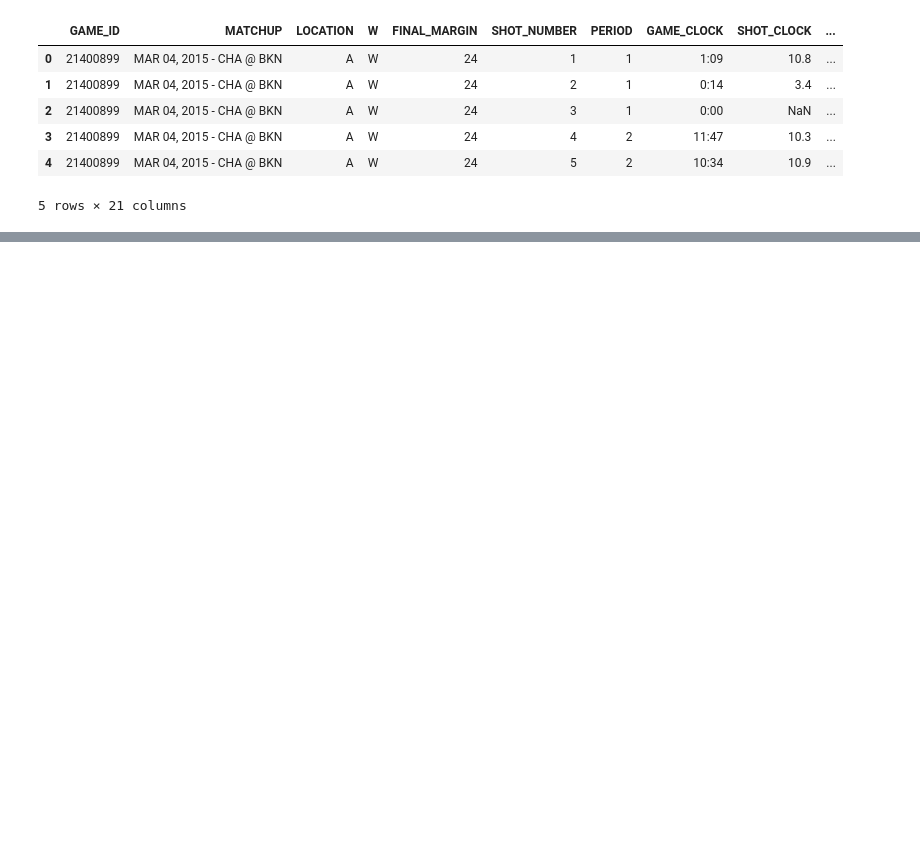
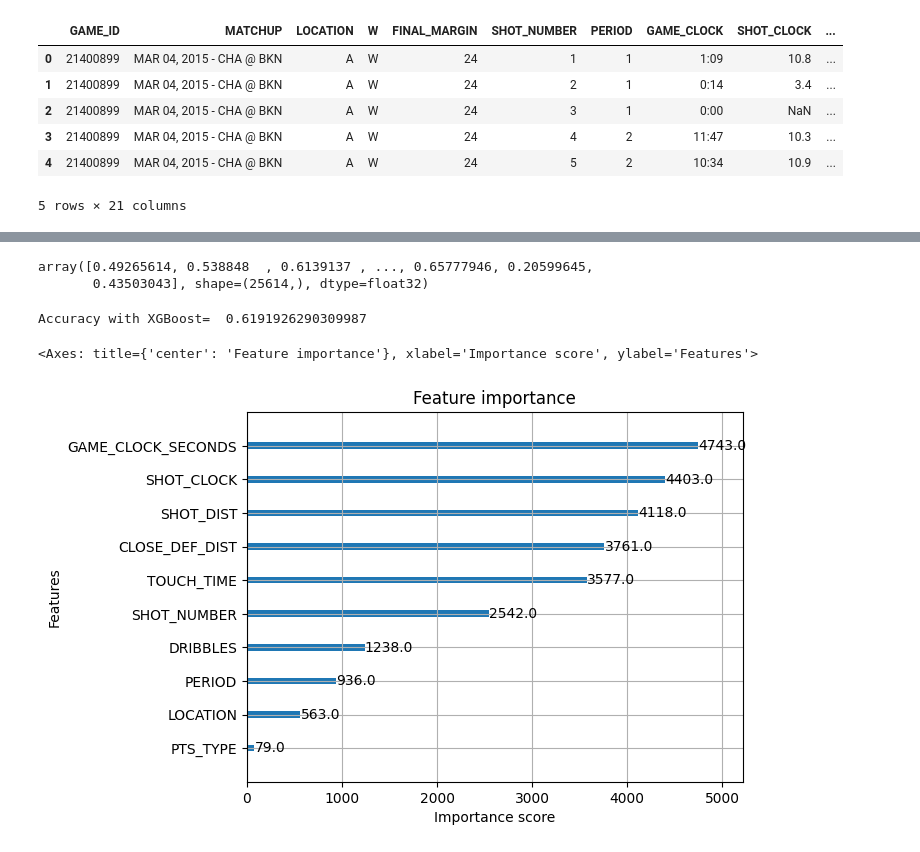
Before and after one commit to BugraAKKUS/NBA-Shot-Logs, a Jupyter notebook: problem-execution1.ipynb, the cells around one changed output, grey strips where cells are left out. Cells and saved outputs as stored; diff of their text form; code cells hidden in the pictures; blank space fills up the shorter version.

```diff
--- a/problem-execution1.ipynb
+++ b/problem-execution1.ipynb
@@ -149,0 +151,9 @@ Likely causes:
+# %%
+# Training model
+xgb_model = xgb.train(parameters, d_train_xgboost, 50)
+# %%
+y_pred_xgb = xgb_model.predict(dtest)
+y_pred_xgb
+# %% [output]
+array([0.49265614, 0.538848  , 0.6139137 , ..., 0.65777946, 0.20599645,
+       0.43503043], shape=(25614,), dtype=float32)
@@ -149,0 +167,9 @@ Likely causes:
+# %%
+print ("Accuracy with XGBoost= ", metrics.accuracy_score(y_pred_xgb, Y_test))
+# %% [output]
+Accuracy with XGBoost=  0.6191926290309987
+# %%
+xgb.plot_importance(xgb_model)
+# %% [output]
+<Axes: title={'center': 'Feature importance'}, xlabel='Importance score', ylabel='Features'>
+[figure, added]
```
Also changed, not shown: parts of 9 cells of this notebook.
